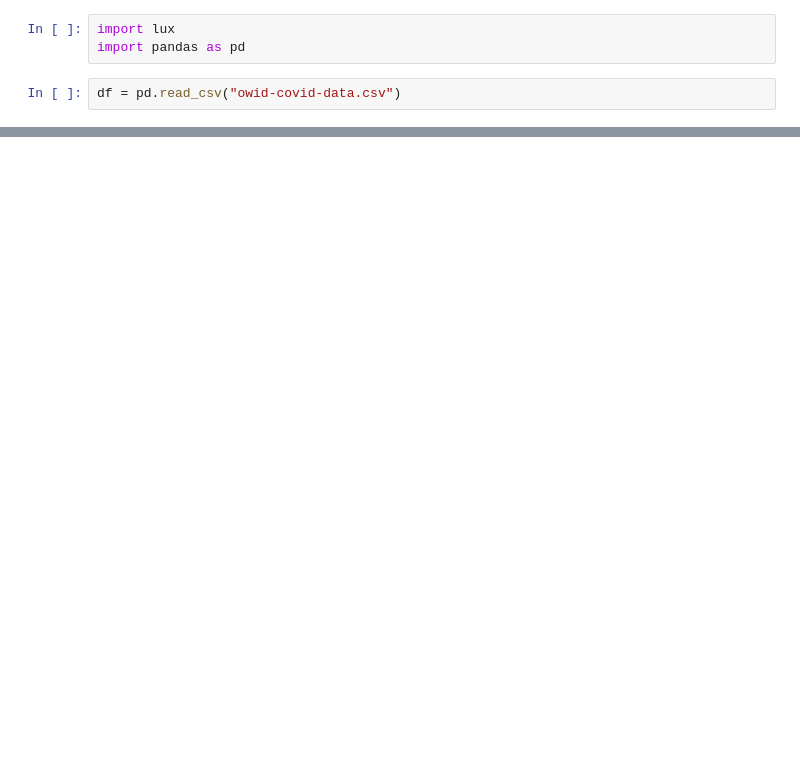
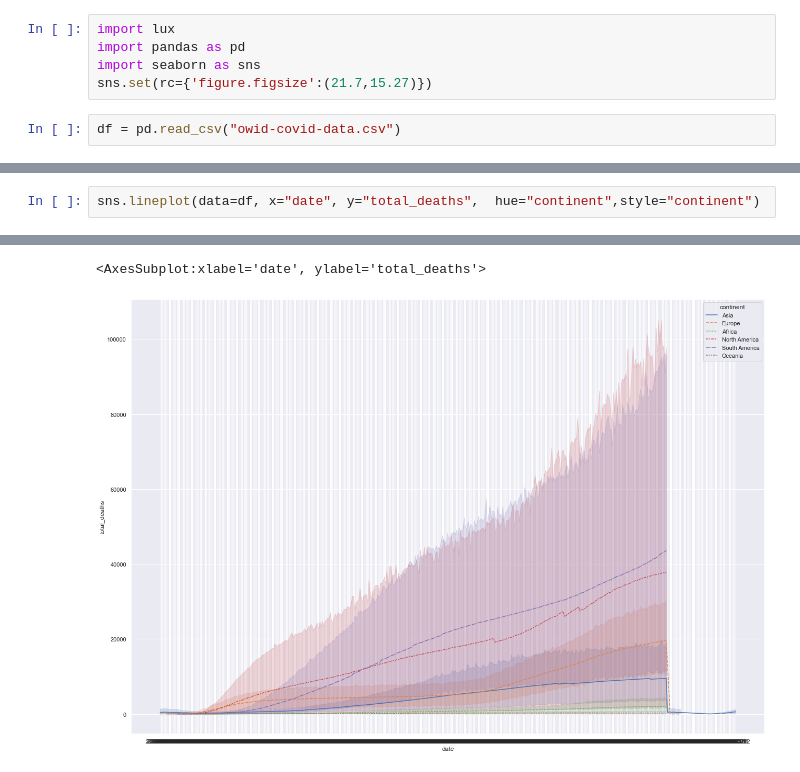
Before and after one commit to jack-goodson/Covid-Data, a Jupyter notebook: Covid data.ipynb, the cells around one changed output, grey strips where cells are left out. Cells and saved outputs as stored; diff of their text form; blank space fills up the shorter version.

```diff
--- a/Covid data.ipynb
+++ b/Covid data.ipynb
@@ -1,5 +1,7 @@
 # %%
 import lux
 import pandas as pd
+import seaborn as sns
+sns.set(rc={'figure.figsize':(21.7,15.27)})
 # %%
 df = pd.read_csv("owid-covid-data.csv")
@@ -20,0 +8,3 @@ If date is not a temporal attribute, please use override Lux's automatically det
+# %%
+sns.lineplot(data=df, x="date", y="total_deaths",  hue="continent",style="continent")
+# %% [output]
@@ -20,0 +23,2 @@ If date is not a temporal attribute, please use override Lux's automatically det
+<AxesSubplot:xlabel='date', ylabel='total_deaths'>
+[figure, added]
```
Also changed, not shown: parts of 3 cells of this notebook.
